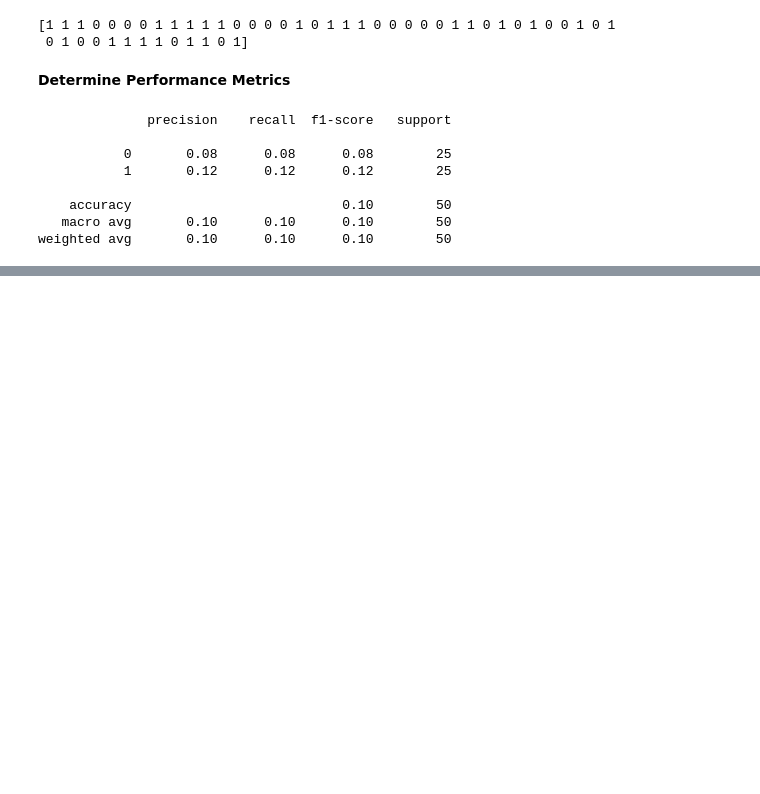
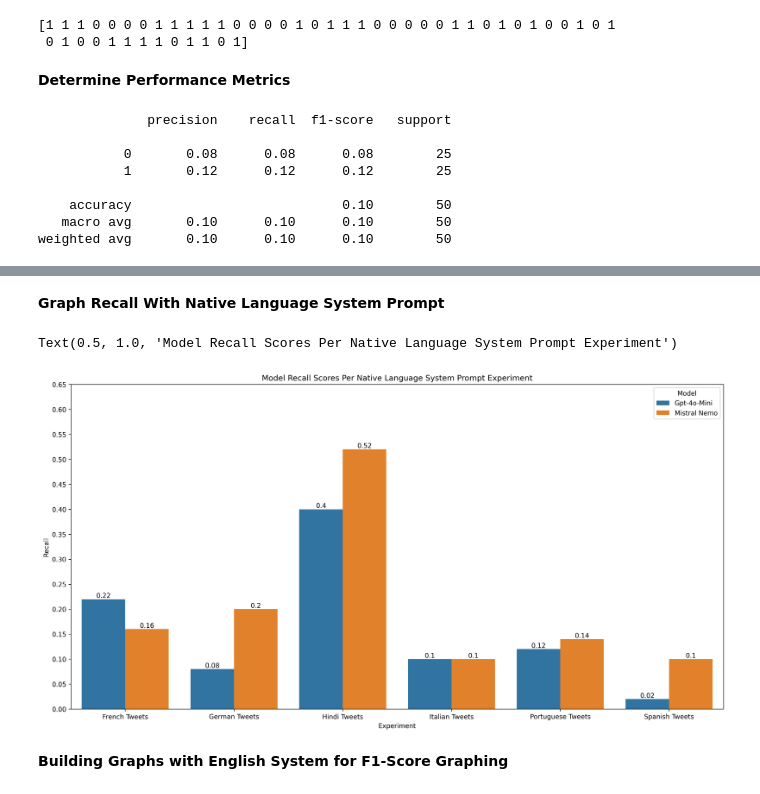
Before and after one commit to GoodGuyGregory/llm-psu-assignment-3, a Jupyter notebook: Assignment_3.ipynb, the cells around one changed output, grey strips where cells are left out. Saved outputs shown, nothing was run; the diff lists cells and outputs as text; code cells hidden in the pictures; blank space fills up the shorter version.

```diff
--- a/Assignment_3.ipynb
+++ b/Assignment_3.ipynb
@@ -2246,0 +2699,20 @@ weighted avg       0.10      0.10      0.10        50
+# %% [markdown]
+**Graph Recall With Native Language System Prompt**
+# %%
+import numpy as np
+import matplotlib.pyplot as plt
+import seaborn as sns
+
+plt.figure(figsize=(18,9 ), dpi=300)
+y_range = np.arange(0.0,0.7,0.05)
+
+ax = sns.barplot(data=df_recall_native_lang, x=df_recall_native_lang['Experiment'], y=df_recall_native_lang['Recall'], hue=df_recall_native_lang['Model'])
+ax.bar_label(ax.containers[0], fontsize=10);
+ax.bar_label(ax.containers[1], fontsize=10);
+plt.yticks(ticks=y_range)
+plt.title('Model Recall Scores Per Native Language System Prompt Experiment')
+# %% [output]
+Text(0.5, 1.0, 'Model Recall Scores Per Native Language System Prompt Experiment')
+[figure, added]
+# %% [markdown]
+**Building Graphs with English System for F1-Score Graphing**
```
Also changed, not shown: parts of 25 cells of this notebook.
